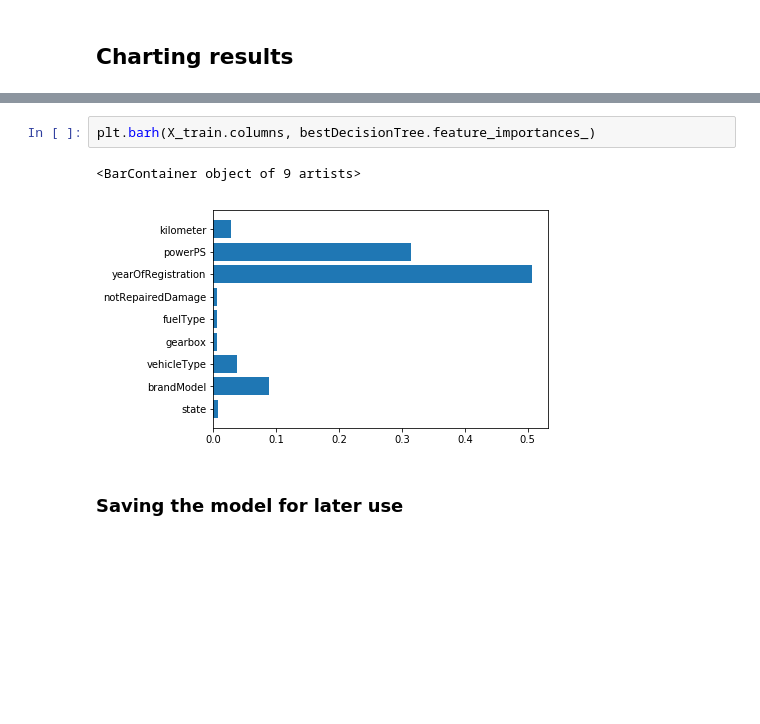
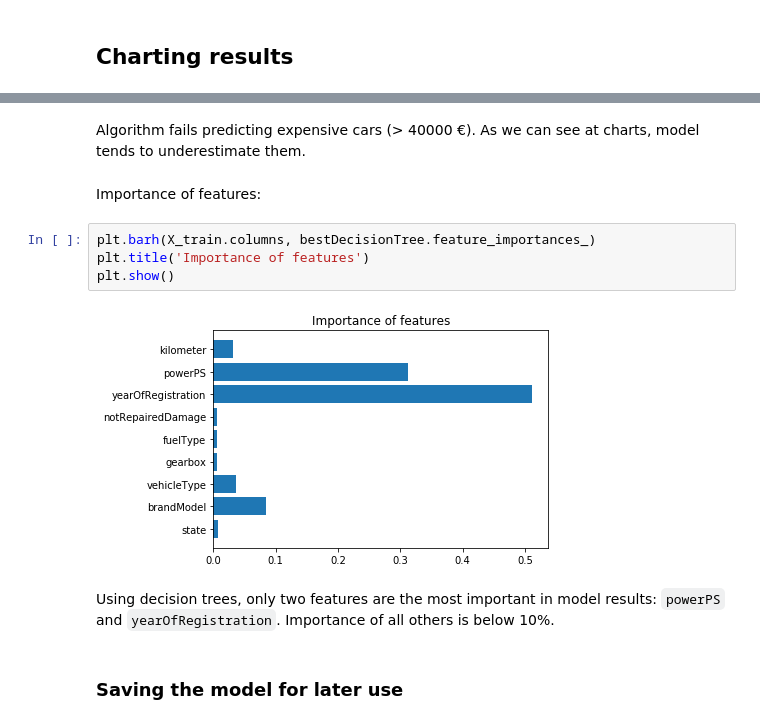
Before and after one commit to rucoma/KSCHOOL_TFM_Used_Cars_Price, a Jupyter notebook: src/Modeling.ipynb, the cells around one changed output, grey strips where cells are left out. Cells and saved outputs as stored; diff of their text form; blank space fills up the shorter version.

```diff
--- a/src/Modelization.ipynb
+++ b/src/Modeling.ipynb
@@ -329,8 +358,15 @@ chartResults(y=y_test, predBest=predBestDTTest, trainTest='Test', model='Decisio
+# %% [markdown]
+Algorithm fails predicting expensive cars (> 40000 €). As we can see at charts, model tends to underestimate them.
+# %% [markdown]
+Importance of features:
 # %%
 plt.barh(X_train.columns, bestDecisionTree.feature_importances_)
+plt.title('Importance of features')
+plt.show()
 # %% [output]
-<BarContainer object of 9 artists>
-[figure, old version]
+[figure, new version]
+# %% [markdown]
+Using decision trees, only two features are the most important in model results: `powerPS` and `yearOfRegistration`. Importance of all others is below 10%.
 # %% [markdown]
 ### Saving the model for later use
 # %%
```
Also changed, not shown: parts of 77 cells of this notebook, 5 other files.
